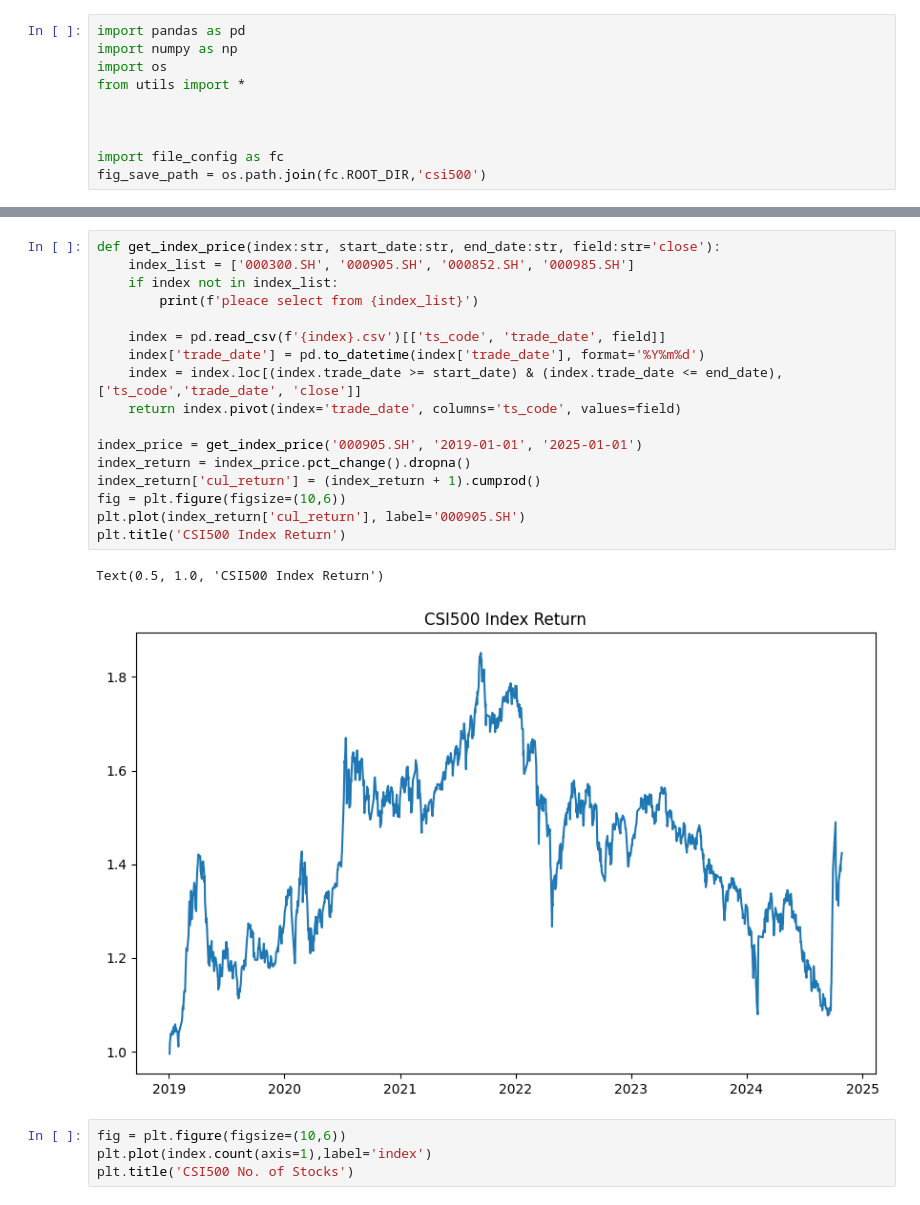
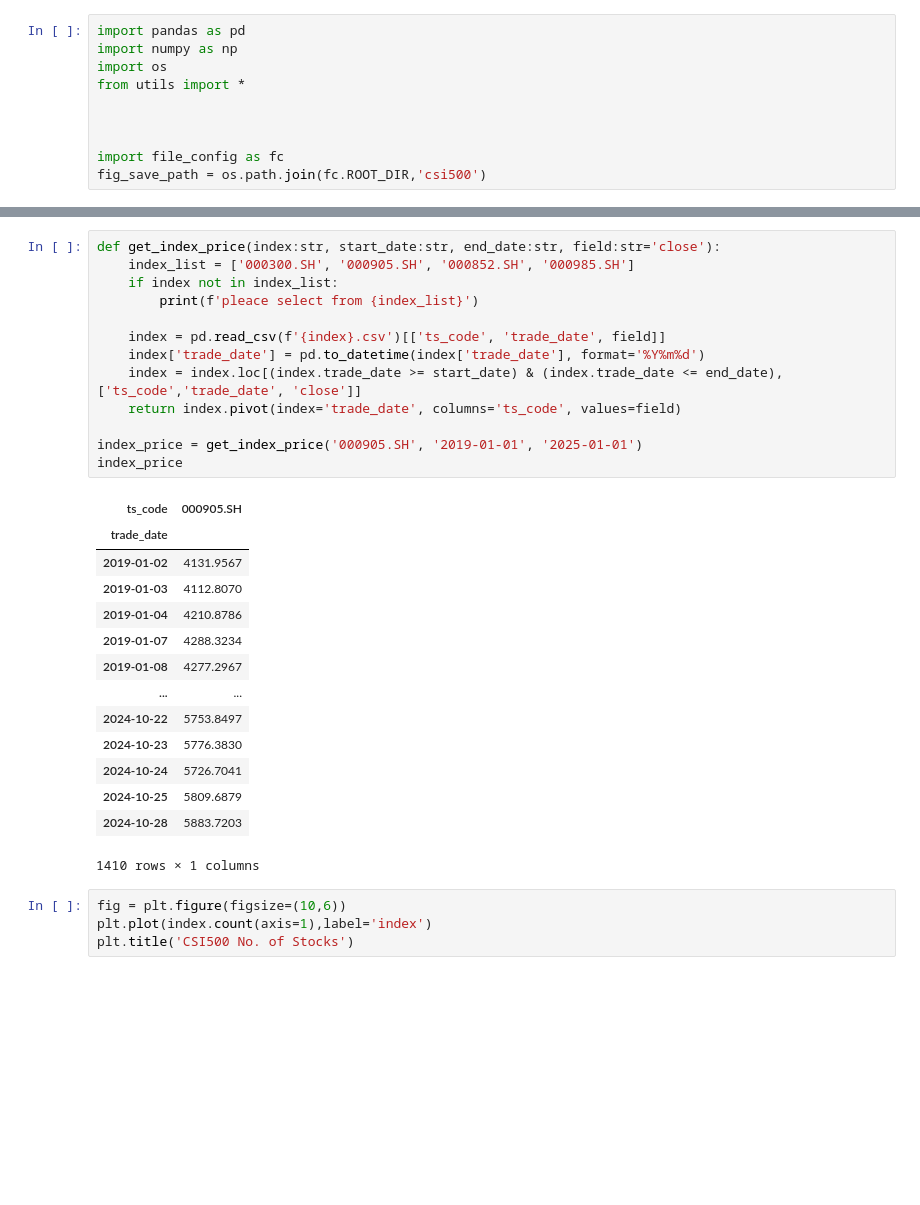
Before and after one commit to Jerryatrain/MAFS6010E, a Jupyter notebook: test.ipynb, the cells around one changed output, grey strips where cells are left out. Drawn from its saved outputs; the diff is of its cells as text; blank space fills up the shorter version.

```diff
--- a/test.ipynb
+++ b/test.ipynb
@@ -51,23 +54,31 @@ index
 # %%
 def get_index_price(index:str, start_date:str, end_date:str, field:str='close'):
     index_list = ['000300.SH', '000905.SH', '000852.SH', '000985.SH']
     if index not in index_list:
         print(f'pleace select from {index_list}')
 
     index = pd.read_csv(f'{index}.csv')[['ts_code', 'trade_date', field]]
     index['trade_date'] = pd.to_datetime(index['trade_date'], format='%Y%m%d')
     index = index.loc[(index.trade_date >= start_date) & (index.trade_date <= end_date), ['ts_code','trade_date', 'close']]
     return index.pivot(index='trade_date', columns='ts_code', values=field)
 
 index_price = get_index_price('000905.SH', '2019-01-01', '2025-01-01')
-index_return = index_price.pct_change().dropna()
-index_return['cul_return'] = (index_return + 1).cumprod()
-fig = plt.figure(figsize=(10,6))
-plt.plot(index_return['cul_return'], label='000905.SH')
-plt.title('CSI500 Index Return')
+index_price
 # %% [output]
+| ts_code | 000905.SH |
+| trade_date |  |
+| 2019-01-02 | 4131.9567 |
+| 2019-01-03 | 4112.8070 |
+| 2019-01-04 | 4210.8786 |
+| 2019-01-07 | 4288.3234 |
+| 2019-01-08 | 4277.2967 |
+| ... | ... |
+| 2024-10-22 | 5753.8497 |
+| 2024-10-23 | 5776.3830 |
+| 2024-10-24 | 5726.7041 |
+| 2024-10-25 | 5809.6879 |
+| 2024-10-28 | 5883.7203 |
-Text(0.5, 1.0, 'CSI500 Index Return')
+1410 rows × 1 columns
-[figure, removed]
 # %%
 fig = plt.figure(figsize=(10,6))
 plt.plot(index.count(axis=1),label='index')
```
Also changed, not shown: parts of 4 cells of this notebook, 11 other files.
